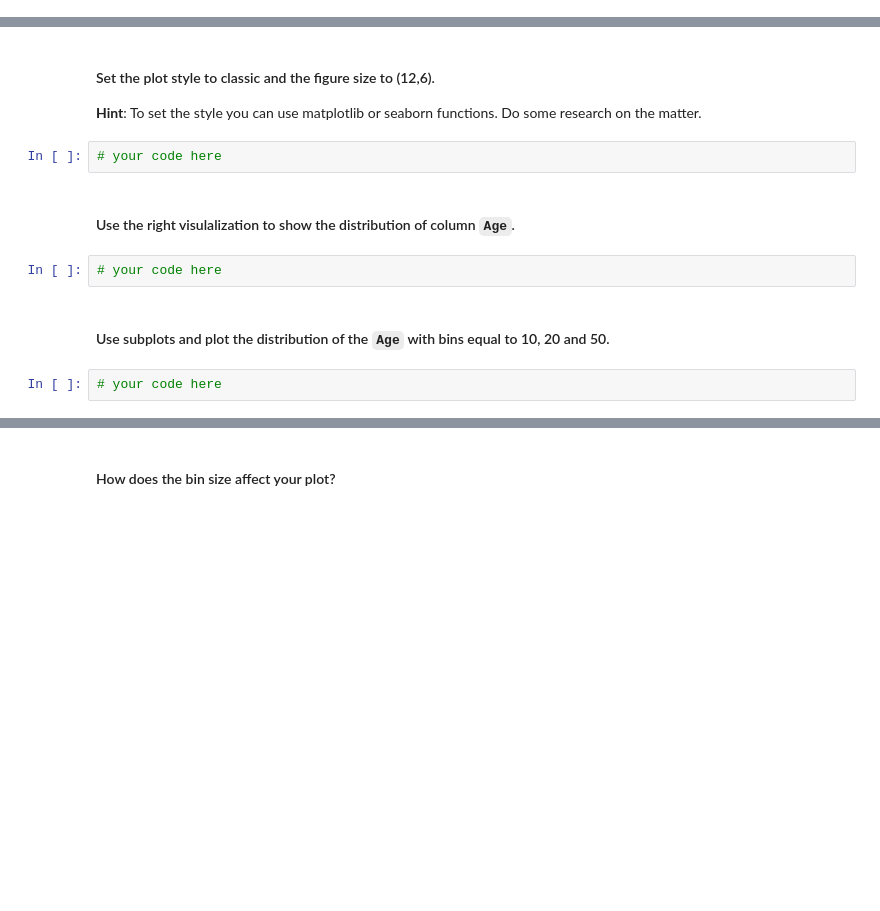
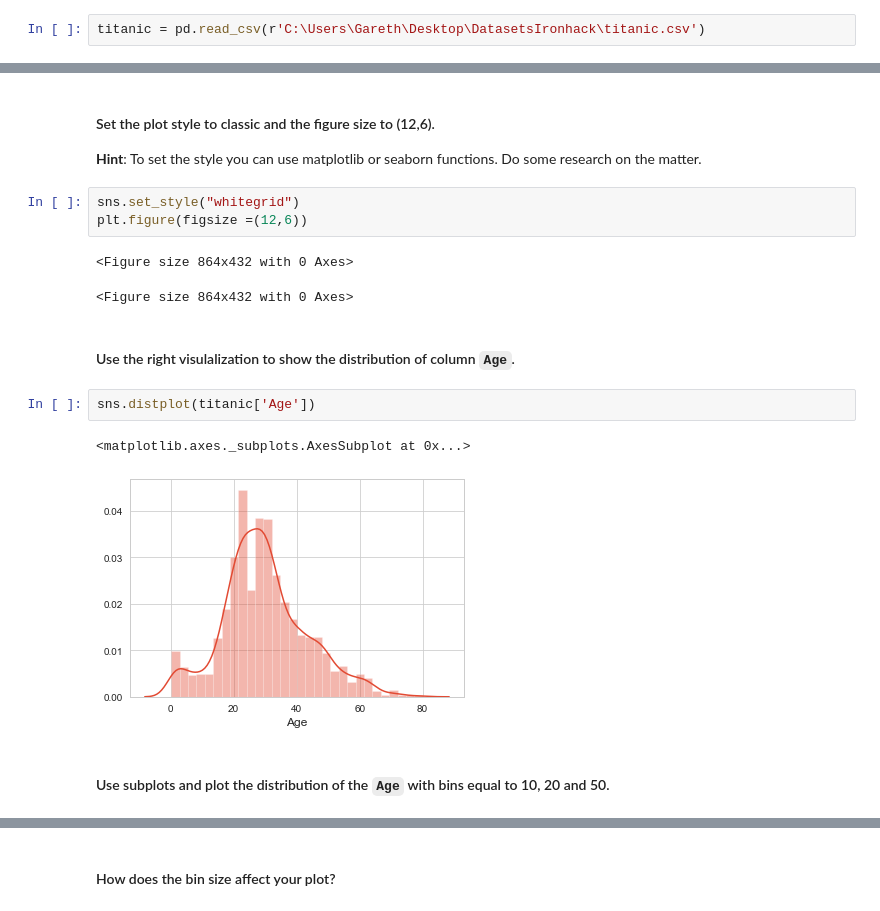
Before and after one commit to peiriant/lab-matplotlib-seaborn, a Jupyter notebook: your-code/main.ipynb, the cells around one changed output, grey strips where cells are left out. Drawn from its saved outputs; the diff is of its cells as text; blank space fills up the shorter version.

```diff
--- a/your-code/main.ipynb
+++ b/your-code/main.ipynb
@@ -192,2 +190,4 @@ for column in df.columns[5:9]:
+# %%
+titanic = pd.read_csv(r'C:\Users\Gareth\Desktop\DatasetsIronhack\titanic.csv')
 # %% [markdown]
 #### Explore the titanic dataset using Pandas dtypes.
@@ -205,13 +244,18 @@ for column in df.columns[5:9]:
 # %% [markdown]
 #### Set the plot style to classic and the figure size to (12,6).
 **Hint**: To set the style you can use matplotlib or seaborn functions. Do some research on the matter.
-# %%
-# your code here
+# %%
+sns.set_style("whitegrid")
+plt.figure(figsize =(12,6))
+# %% [output]
+<Figure size 864x432 with 0 Axes>
+<Figure size 864x432 with 0 Axes>
 # %% [markdown]
 #### Use the right visulalization to show the distribution of column `Age`.
-# %%
-# your code here
+# %%
+sns.distplot(titanic['Age'])
+# %% [output]
+<matplotlib.axes._subplots.AxesSubplot at 0x...>
+[figure, added]
 # %% [markdown]
 #### Use subplots and plot the distribution of the `Age`  with bins equal to 10, 20 and 50.
-# %%
-# your code here
```
Also changed, not shown: parts of 40 cells of this notebook, 1 other file.
